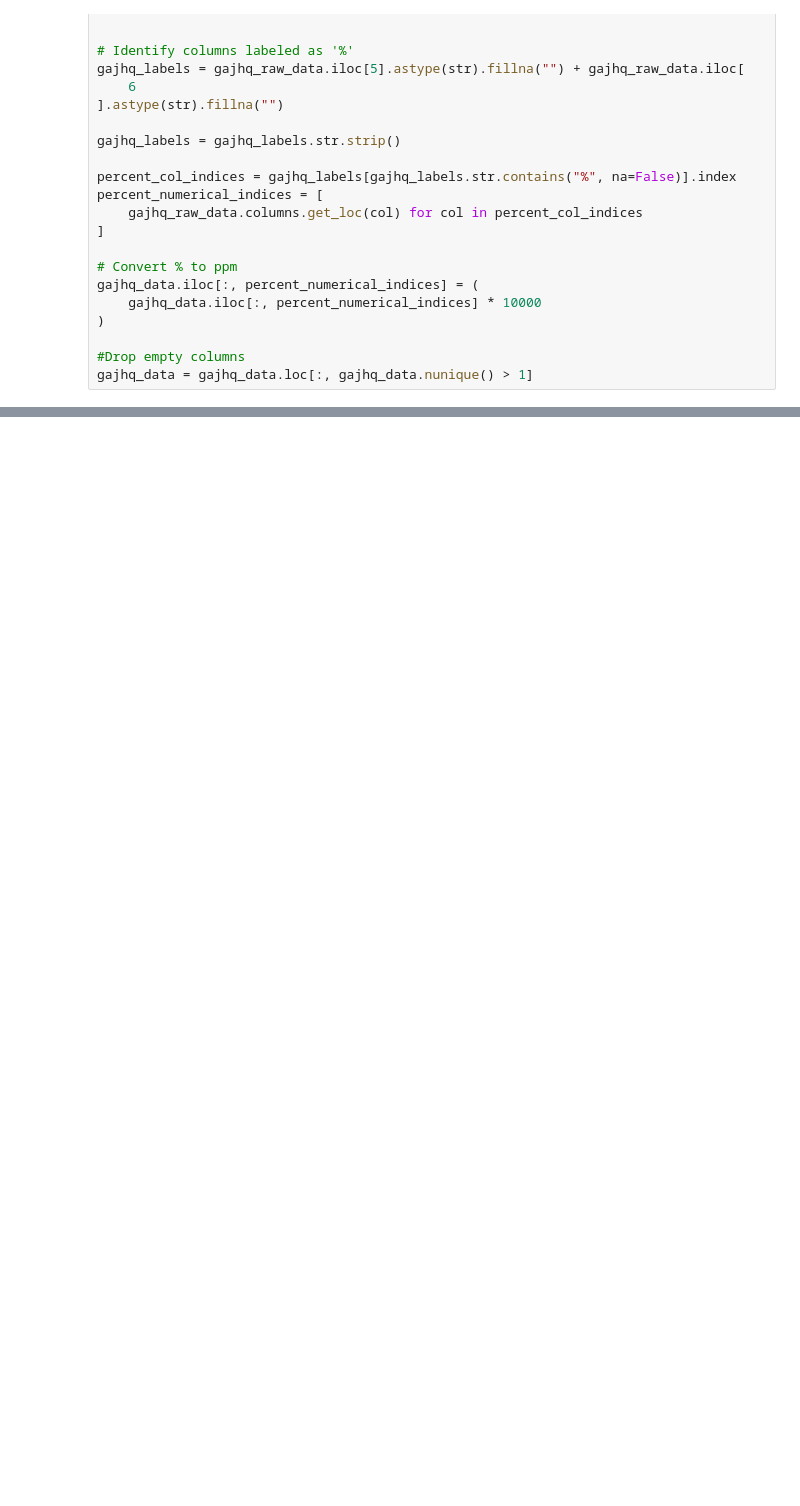
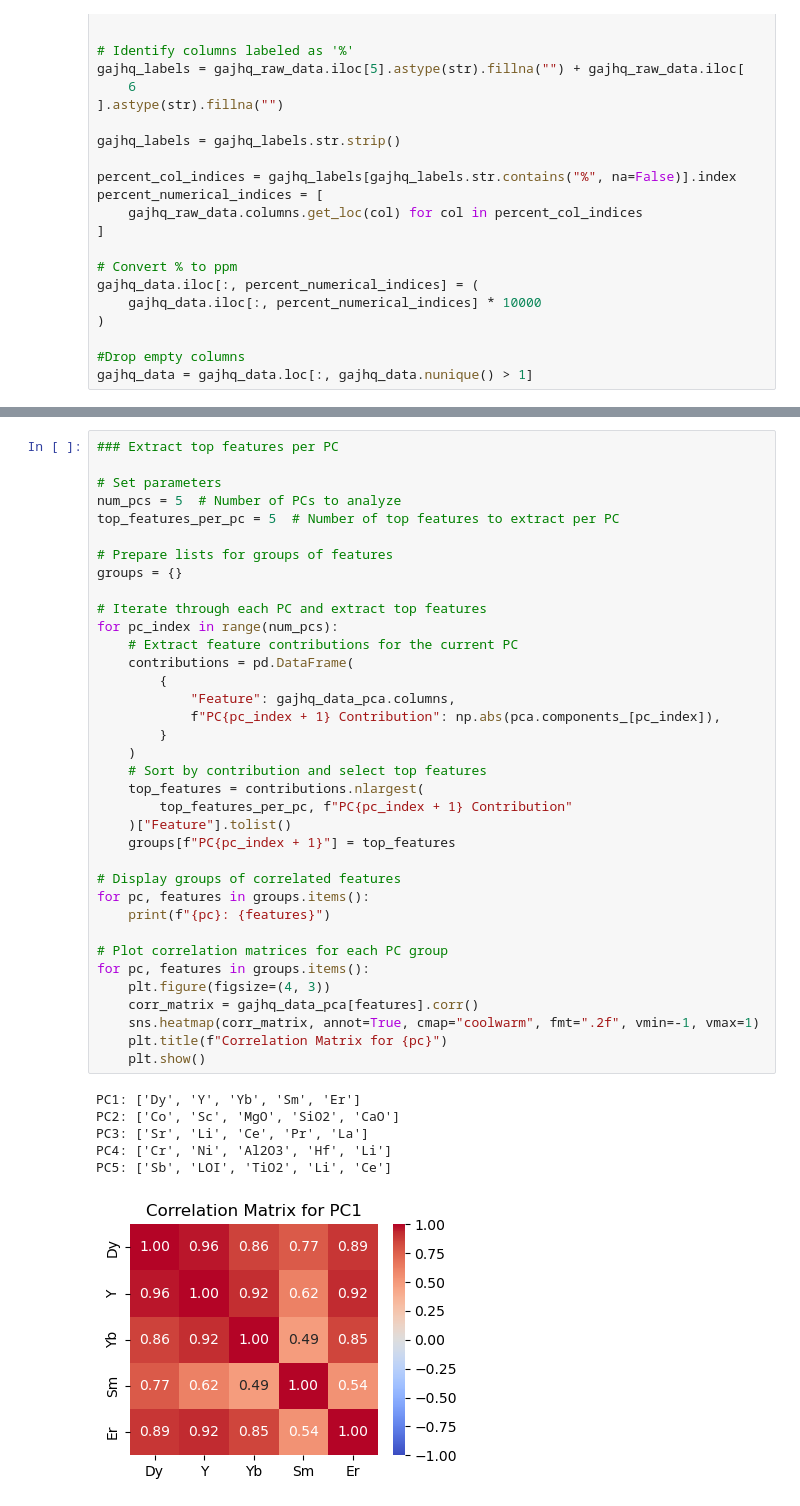
Before and after one commit to tyhowee/personal_code, a Jupyter notebook: data_analysis/saudi_data.ipynb, the cells around one changed output, grey strips where cells are left out. Cells and saved outputs as stored; diff of their text form; blank space fills up the shorter version.

```diff
--- a/data_analysis/saudi_data.ipynb
+++ b/data_analysis/saudi_data.ipynb
@@ -139,0 +148,43 @@ Explained Variance Ratios: [2.48262651e-01 1.91879277e-01 6.60186240e-02 4.55426
+# %%
+### Extract top features per PC
+
+# Set parameters
+num_pcs = 5  # Number of PCs to analyze
+top_features_per_pc = 5  # Number of top features to extract per PC
+
+# Prepare lists for groups of features
+groups = {}
+
+# Iterate through each PC and extract top features
+for pc_index in range(num_pcs):
+    # Extract feature contributions for the current PC
+    contributions = pd.DataFrame(
+        {
+            "Feature": gajhq_data_pca.columns,
+            f"PC{pc_index + 1} Contribution": np.abs(pca.components_[pc_index]),
+        }
+    )
+    # Sort by contribution and select top features
+    top_features = contributions.nlargest(
+        top_features_per_pc, f"PC{pc_index + 1} Contribution"
+    )["Feature"].tolist()
+    groups[f"PC{pc_index + 1}"] = top_features
+
+# Display groups of correlated features
+for pc, features in groups.items():
+    print(f"{pc}: {features}")
+
+# Plot correlation matrices for each PC group
+for pc, features in groups.items():
+    plt.figure(figsize=(4, 3))
+    corr_matrix = gajhq_data_pca[features].corr()
+    sns.heatmap(corr_matrix, annot=True, cmap="coolwarm", fmt=".2f", vmin=-1, vmax=1)
+    plt.title(f"Correlation Matrix for {pc}")
+    plt.show()
+# %% [output]
+PC1: ['Dy', 'Y', 'Yb', 'Sm', 'Er']
+PC2: ['Co', 'Sc', 'MgO', 'SiO2', 'CaO']
+PC3: ['Sr', 'Li', 'Ce', 'Pr', 'La']
+PC4: ['Cr', 'Ni', 'Al2O3', 'Hf', 'Li']
+PC5: ['Sb', 'LOI', 'TiO2', 'Li', 'Ce']
+[figure, added]
```
Also changed, not shown: parts of 7 cells of this notebook.
